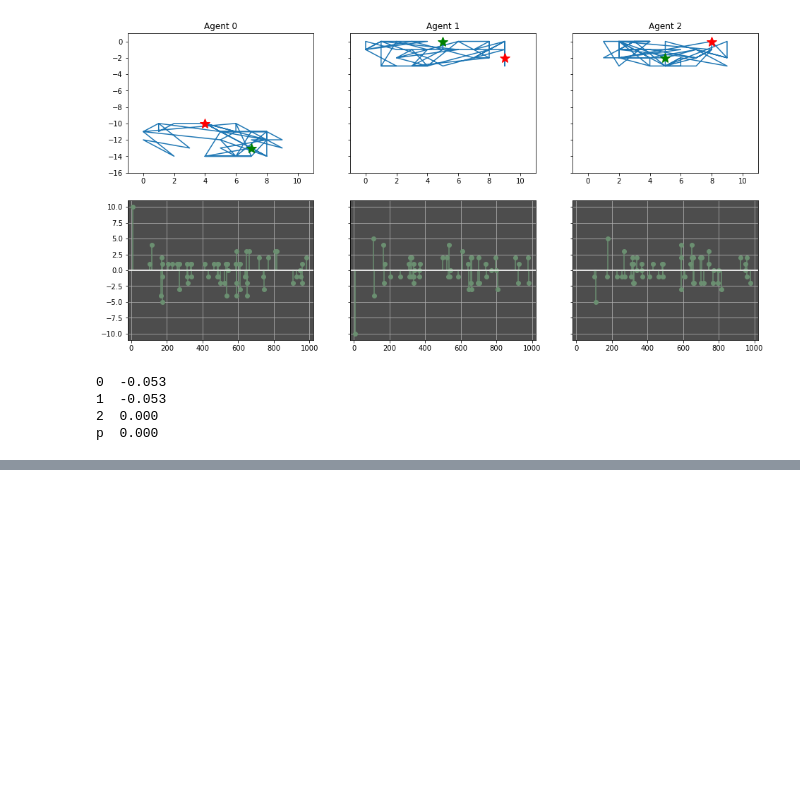
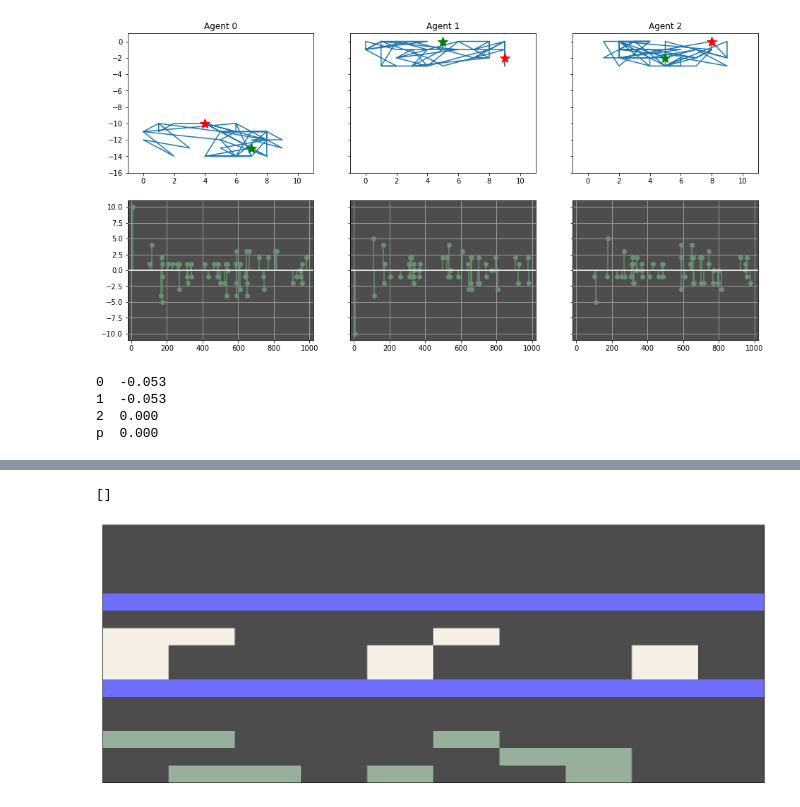
Before and after one commit to xinmingzhang/ai-economist, a Jupyter notebook: tutorials/1_Untitled.ipynb, the cells around one changed output, grey strips where cells are left out. Drawn from its saved outputs; the diff is of its cells as text; code cells hidden in the pictures; blank space fills up the shorter version.

```diff
--- a/tutorials/1_Untitled.ipynb
+++ b/tutorials/1_Untitled.ipynb
@@ -321,0 +308,63 @@ print(locs)
+# %%
+from utils import plotting
+max_health = {"Wood": 1, "Stone": 1, "House": 1}
+env.reset()
+print(env.world.maps.get("Wood").shape)
+
+scenario_entities = [k for k in env.world.maps.keys() if "source" not in k.lower()]
+print(scenario_entities)
+
+# plotting.plot_env_state(env)
+locs = [agent.loc for agent in env.world.agents]
+print(locs)
+
+from ai_economist.foundation import landmarks, resources
+maps = env.world.maps
+world_size = np.array(maps.get("Wood")).shape
+tmp = np.zeros((3, world_size[0], world_size[1]))
+
+
+for entity in scenario_entities:
+    if entity == "House":
+        continue
+    elif resources.has(entity):
+        if resources.get(entity).collectible:
+            map_ = (resources.get(entity).color[:, None, None]* np.array(maps.get(entity))[None])
+            map_ /= max_health[entity]
+            tmp += map_
+    elif landmarks.has(entity):
+        map_ = (landmarks.get(entity).color[:, None, None]* np.array(maps.get(entity))[None])
+        tmp += map_
+    else:
+        continue
+
+n_agents = len(locs)
+cmap = plt.get_cmap("jet", n_agents)
+cmap_order = list(range(n_agents))
+
+if isinstance(maps, dict):
+    house_idx = np.array(maps.get("House")["owner"])
+    house_health = np.array(maps.get("House")["health"])
+else:
+    house_idx = maps.get("House", owner=True)
+    house_health = maps.get("House")
+for i in range(n_agents):
+    houses = house_health * (house_idx == cmap_order[i])
+    agent = np.zeros_like(houses)
+    agent += houses
+    col = np.array(cmap(i)[:3])
+    map_ = col[:, None, None] * agent[None]
+    tmp += map_
+
+tmp *= 0.7
+tmp += 0.3
+
+tmp = np.transpose(tmp, [1, 2, 0])
+tmp = np.minimum(tmp, 1.0)
+
+fig = plt.figure(figsize=(20,8),dpi=100)
+ax = fig.add_subplot(111)
+ax.imshow(tmp, vmax=1.0, aspect="auto")
+ax.set_xticks([])
+ax.set_yticks([])
+# %% [output]
@@ -321,0 +388,2 @@ print(locs)
+[]
+[figure, added]
```
Also changed, not shown: parts of 8 cells of this notebook, 1 other file.
